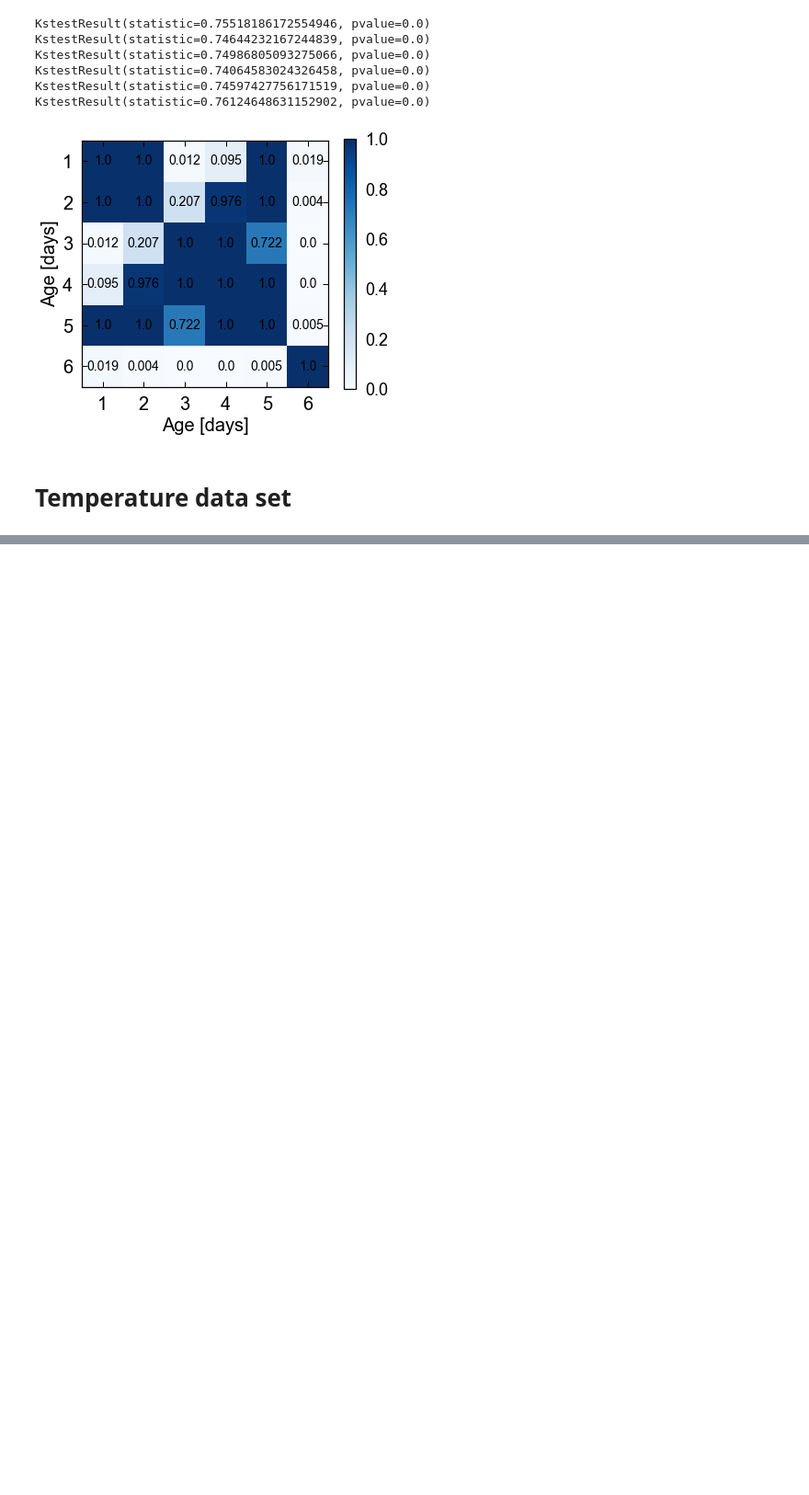
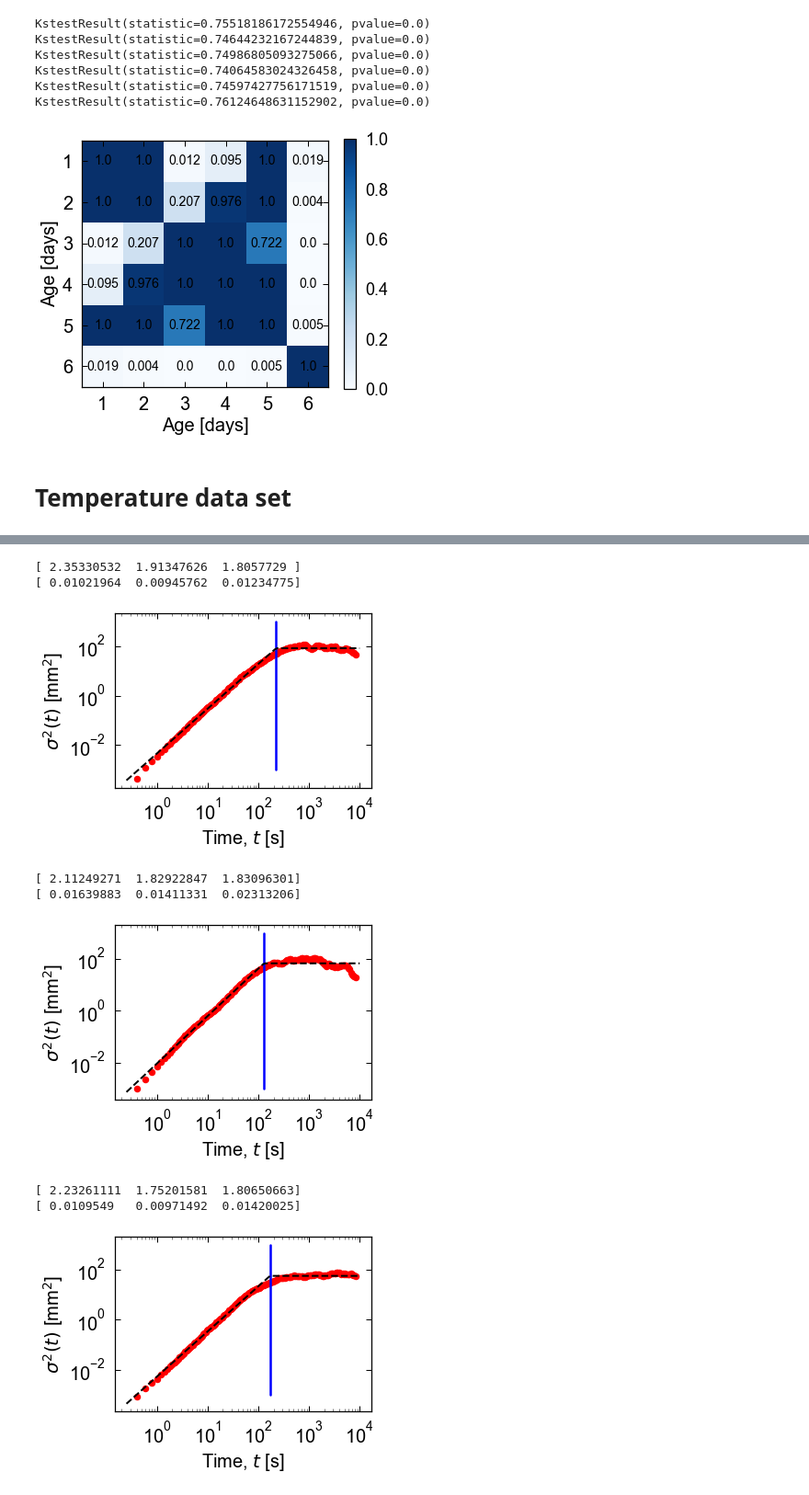
Before and after one commit to lgaalves/CelegansMotility, a Jupyter notebook: python/data_analysis.ipynb, the cells around one changed output, grey strips where cells are left out. Shown at 92% size. Cells and saved outputs as stored; diff of their text form; code cells hidden in the pictures; blank space fills up the shorter version.

```diff
--- a/python/data_analysis.ipynb
+++ b/python/data_analysis.ipynb
@@ -1162,0 +1196,51 @@ matrix_plot_age(p)
+# %%
+msd_temp=pd.DataFrame()
+temperature=15
+df=pd.read_csv("../results/msd_temperature-{}.csv".format(temperature),index_col=0)
+msd_temp['time']=df['time']
+for temperature in [15,20,25]:
+    df=pd.read_csv("../results/msd_temperature-{}.csv".format(temperature),index_col=0)
+    msd_temp[str(temperature)]=df['variance']
+# %%
+exp=[]
+experror=[]
+for i in [15,20,25]:
+    y=np.log10(msd_temp[str(i)].tolist()[1:])
+    x=np.log10(msd_temp["time"].tolist()[1:])
+
+    xw, yw=winm(x,y,200)
+    xw2, yw2=winm(x,y,1000)
+    xw, yw=np.array(xw), np.array(yw)
+
+    param_bounds=([-np.inf,-np.inf,0],[np.inf,np.inf,2])
+    p , pcov = optimize.curve_fit(piecewise_linear, xw[1:], yw[1:],bounds=param_bounds) #x0, y0, k1
+    print(p)
+    exp.append(p[2])
+    experror.append(np.sqrt(np.diag(pcov))[2])
+
+    print(np.sqrt(np.diag(pcov)))
+    xd = np.linspace(-0.6, 4, 100)
+    fig, ax = plt.subplots(figsize=(5,3.5))
+    ax = plt.subplot(111, xlabel="Time, $t$ [s]",
+             ylabel="$\sigma^2(t)$ [mm$^2$]")
+    locy = plticker.MultipleLocator(base=1^10) # this locator puts ticks at regular intervals
+    ax.yaxis.set_major_locator(locy)
+
+
+    ax.loglog(10**np.array(xw),10**np.array(yw), ".r",markersize=15)
+    ax.loglog([10**p[0],10**p[0]],[10**-3,10**3],"-b",linewidth=2.5)
+    ax.loglog(10**xd, 10**piecewise_linear(xd, *p),"--k",linewidth=2)
+
+    increase_font(ax,fontsize=20)
+    plt.savefig("../results/msd_temp_"+str(i)+".pdf",bbox_inches='tight')
+    plt.show()
+# %% [output]
+[ 2.35330532  1.91347626  1.8057729 ]
+[ 0.01021964  0.00945762  0.01234775]
+[figure, added]
+[ 2.11249271  1.82922847  1.83096301]
+[ 0.01639883  0.01411331  0.02313206]
+[figure, added]
+[ 2.23261111  1.75201581  1.80650663]
+[ 0.0109549   0.00971492  0.01420025]
+[figure, added]
```
Also changed, not shown: parts of 54 cells of this notebook, 1 other file.
